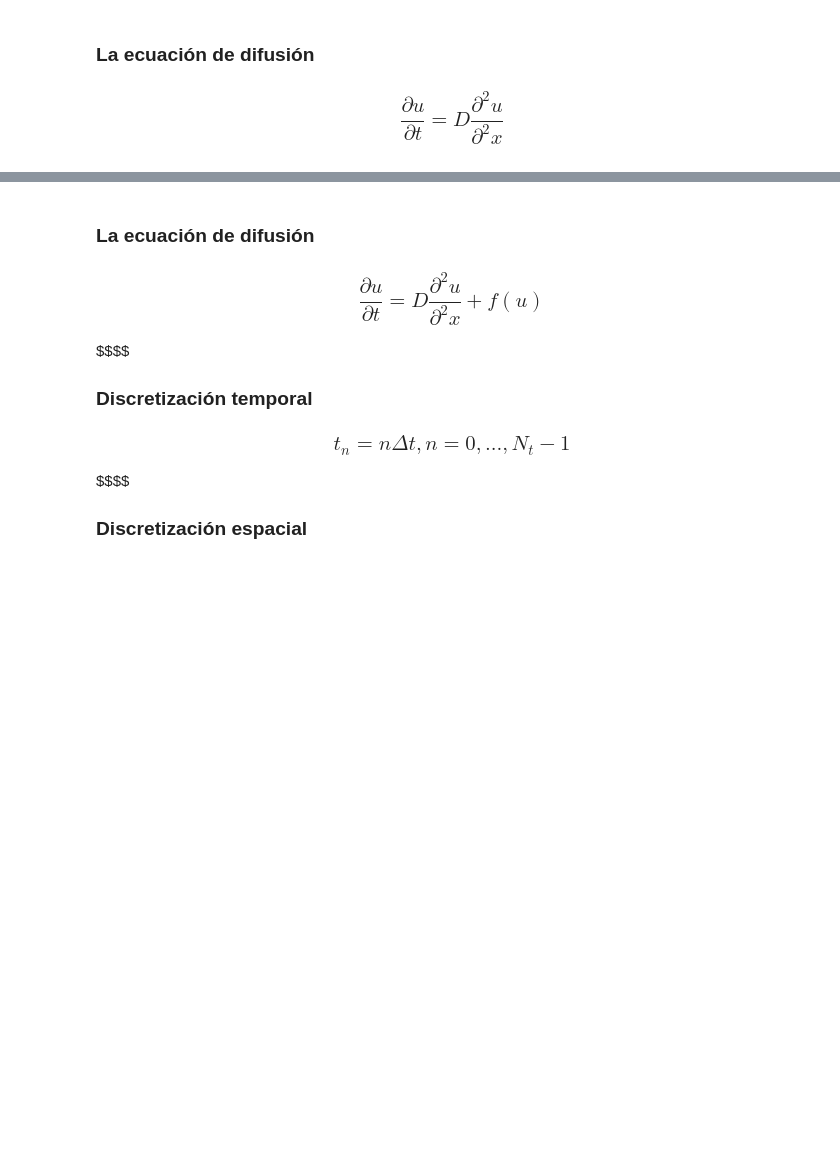
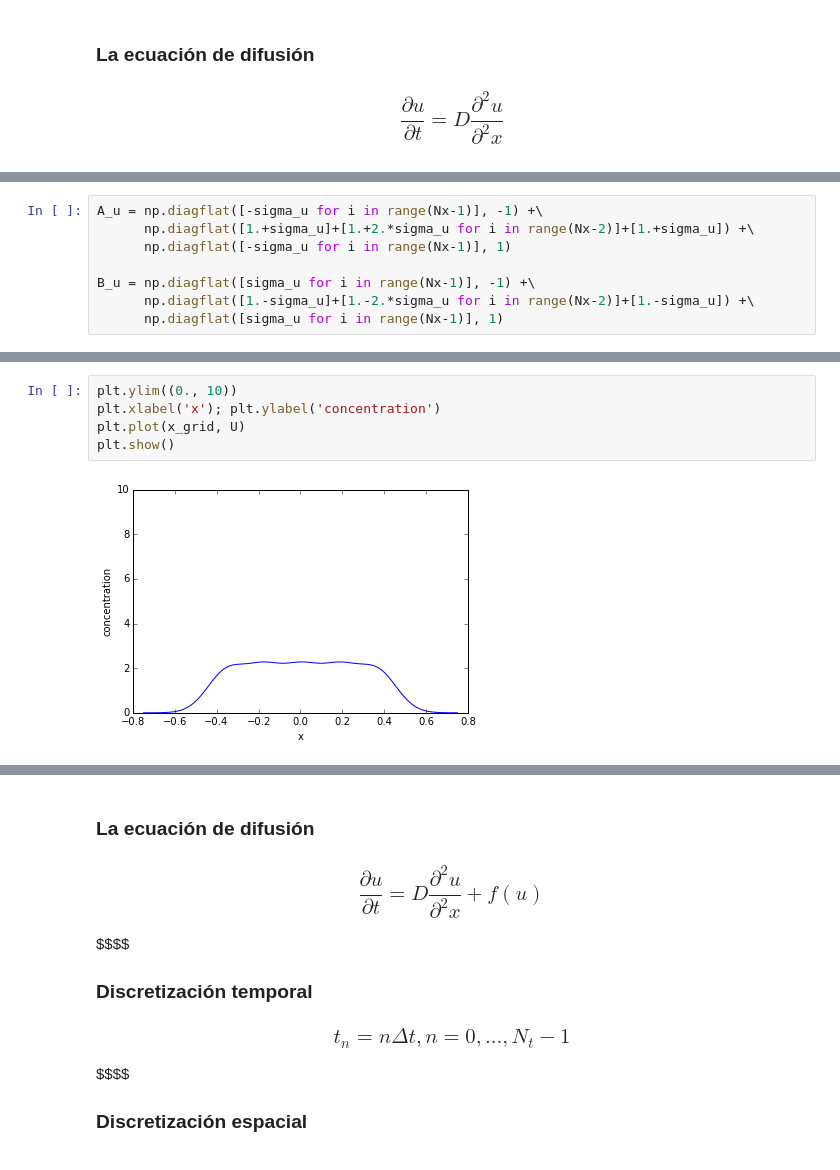
Before and after one commit to lmpizarro/apuntes-python-cientifico, a Jupyter notebook: src/notebooks/CrankNicolson.ipynb, the cells around one changed output, grey strips where cells are left out. Drawn from its saved outputs; the diff is of its cells as text; blank space fills up the shorter version.

```diff
--- a/src/notebooks/CrankNicolson.ipynb
+++ b/src/notebooks/CrankNicolson.ipynb
@@ -54,0 +94,8 @@ for t in t_grid:
+# %%
+A_u = np.diagflat([-sigma_u for i in range(Nx-1)], -1) +\
+      np.diagflat([1.+sigma_u]+[1.+2.*sigma_u for i in range(Nx-2)]+[1.+sigma_u]) +\
+      np.diagflat([-sigma_u for i in range(Nx-1)], 1)
+
+B_u = np.diagflat([sigma_u for i in range(Nx-1)], -1) +\
+      np.diagflat([1.-sigma_u]+[1.-2.*sigma_u for i in range(Nx-2)]+[1.-sigma_u]) +\
+      np.diagflat([sigma_u for i in range(Nx-1)], 1)
@@ -54,0 +111,7 @@ for t in t_grid:
+# %%
+plt.ylim((0., 10))
+plt.xlabel('x'); plt.ylabel('concentration')
+plt.plot(x_grid, U)
+plt.show()
+# %% [output]
+[figure, added]
```
Also changed, not shown: parts of 16 cells of this notebook.
